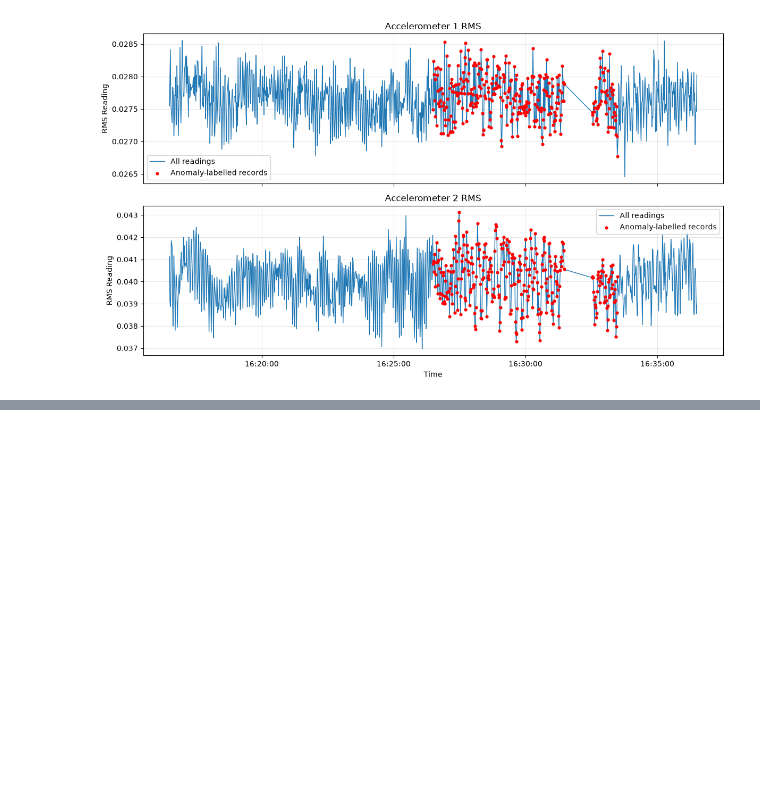
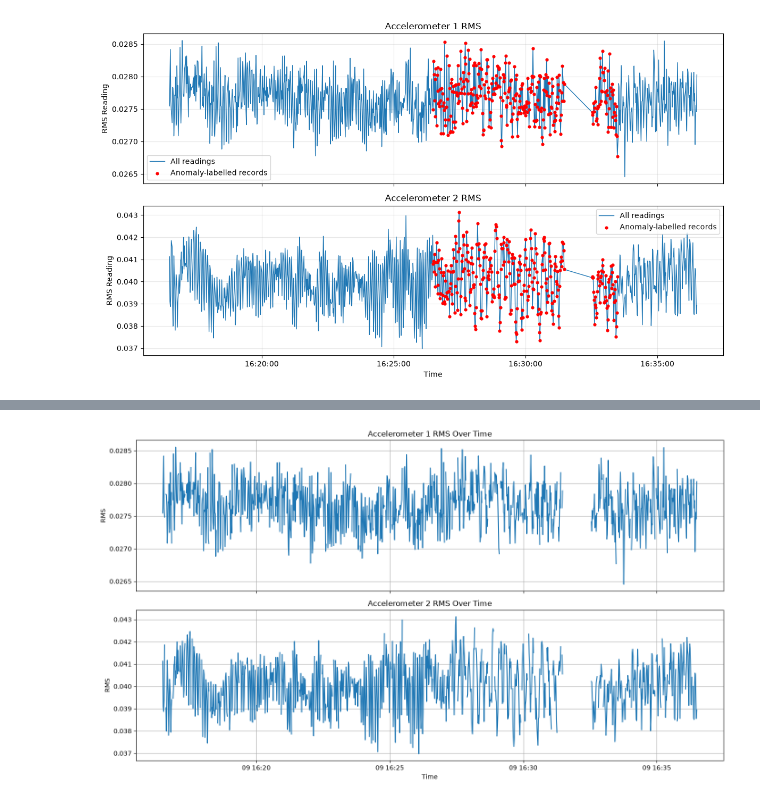
Before and after one commit to PeriManya/Sensor-Telemetry-Anomaly-detection-, a Jupyter notebook: notebooks/task2_data_analysis.ipynb, the cells around one changed output, grey strips where cells are left out. Cells and saved outputs as stored; diff of their text form; code cells hidden in the pictures; blank space fills up the shorter version.

```diff
--- a/notebooks/task2_data_analysis.ipynb
+++ b/notebooks/task2_data_analysis.ipynb
@@ -717,0 +1010,35 @@ plt.show()
+# %%
+import matplotlib.pyplot as plt
+import pandas as pd
+
+# Make sure timestamps are in datetime format
+df["datetime"] = pd.to_datetime(df["datetime"])
+
+# Calculate the time difference
+time_diff = df["datetime"].diff().dt.total_seconds()
+
+# Break the line at gaps greater than 1 second
+acc1 = df["Accelerometer1RMS"].copy()
+acc2 = df["Accelerometer2RMS"].copy()
+
+acc1.loc[time_diff > 1] = float("nan")
+acc2.loc[time_diff > 1] = float("nan")
+
+# Plot corrected graphs
+fig, axes = plt.subplots(2, 1, figsize=(14, 8), sharex=True)
+
+axes[0].plot(df["datetime"], acc1)
+axes[0].set_title("Accelerometer 1 RMS Over Time")
+axes[0].set_ylabel("RMS")
+axes[0].grid(True)
+
+axes[1].plot(df["datetime"], acc2)
+axes[1].set_title("Accelerometer 2 RMS Over Time")
+axes[1].set_ylabel("RMS")
+axes[1].set_xlabel("Time")
+axes[1].grid(True)
+
+plt.tight_layout()
+plt.show()
+# %% [output]
+[figure, added]
```
Also changed, not shown: parts of 9 cells of this notebook.
